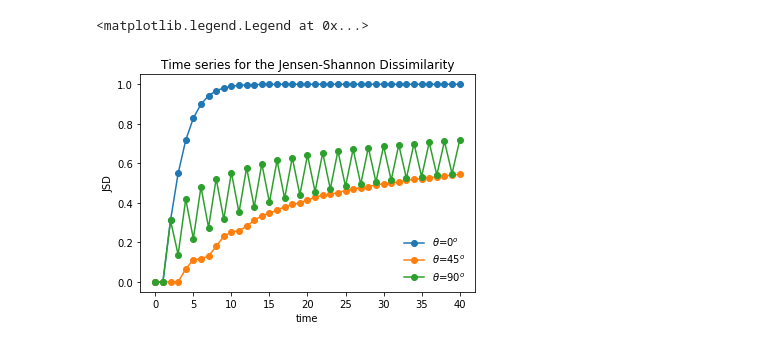
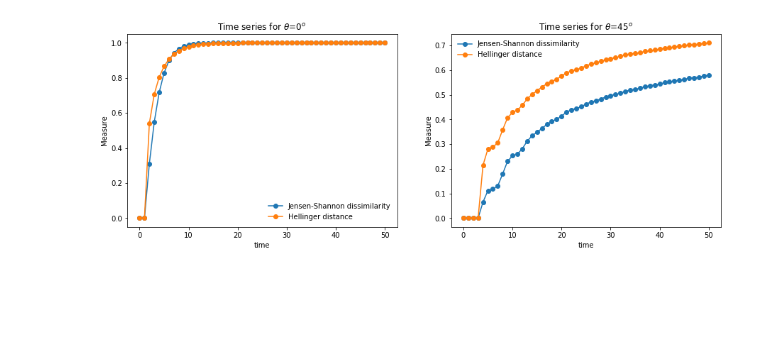
Before and after one commit to PiresMA/quantum-walk-1D, a Jupyter notebook: qw_02_jensen_shannon_dissimilarity.ipynb, the cells around one changed output. Cells and saved outputs as stored; diff of their text form; code cells hidden in the pictures; blank space fills up the shorter version.

```diff
--- a/qw_02_jensen_shannon_dissimilarity.ipynb
+++ b/qw_02_jensen_shannon_dissimilarity.ipynb
@@ -6,7 +5,7 @@ import cmath as cmt
 from matplotlib import pylab as plt
 from scipy.special import entr, xlogy  # Elementwise function for computing entropy
 # %%
-tmax  = 40
+tmax  = 50
 vtime = np.arange(0,tmax+1,1)
 
 ##   coin=0: KEMPE    coin=1: HADAMARD
@@ -36,6 +35,19 @@ def jsd(px1, px2):
     output = entr_of_mean -  mean_of_entr
 
     return output/np.log(2)
+
+def hellinger(px1, px2):
+    ## convert to np.array
+    px1, px2 = np.asarray(px1), np.asarray(px2)
+
+    ## Normalize vectors  to probabilities
+    px1, px2 = px1/px1.sum(), px2/px2.sum()
+
+    # Compute the H distance
+    difer  = np.sqrt(px1) - np.sqrt(px2)
+    sumdif = np.sum( (difer) ** 2 )
+
+    return np.sqrt(sumdif)/np.sqrt(2)
 
 # Compute the components of An|0> + Bn|1>
 def recursive_qw_dx_A_B():
@@ -65,8 +77,11 @@ xpos = np.arange(-int(sumdx)-1, int(sumdx)+2, 1) # [-L-2,...,L+2], to avoid Boun
 npos = len(xpos)
 xc   = xpos.size//2      # central position = L   #Index Start at 0 #print(" xc:",xc,xpos[xc])
 # %%
+plt.figure(figsize=(15,5))
+
 #--------------------------------   dinamics: BEGIN    -------------------------------#
-for thetDeg in [0, 45, 90]:    # Loop on the theta of the coin operator
+aux = 1
+for thetDeg in [0,45]:    # Loop on the theta of the coin operator
 
     theta = mt.radians(thetDeg)
     c11 = ( (1-coin)*(1 )  +  coin*( 1) ) * np.cos(theta)
@@ -79,40 +94,45 @@ for thetDeg in [0, 45, 90]:    # Loop on the theta of the coin operator
     vpCW  = np.zeros(len(xpos), dtype=float      ) # for the Classical Walk
 
     vpCW[xc] = 1.0
 
     vecA1[xc]  = np.cos(gamBloch/2)
     vecB1[xc]  = np.sin(gamBloch/2) * np.exp(1j*phiBloch)
 
     vpQW    = abs(vecA1)**2  +  abs(vecB1)**2
 
     listSumP   = [ np.sum(vpQW) ]
     listJSD_QC = [ jsd(vpCW,vpQW)]
+    listH_QC   = [ hellinger(vpCW,vpQW)]
     for t in np.arange(1,len(vtime),1):
 
         # Quantum walk
         dx = vdx[t]
         vecA1, vecB1 = recursive_qw_dx_A_B()
 
         # Computing coin components prob
         vpQW = abs(vecA1)**2 + abs(vecB1)**2
         listSumP.append(  np.sum(vpQW) )
 
         # Classical walk
         vpCW = recursive_CW()
 
         listJSD_QC.append( jsd(vpCW,vpQW) )
+        listH_QC.append( hellinger(vpCW,vpQW) )
 
 
     vJSD = np.asarray(listJSD_QC)
-    plt.plot(vtime,vJSD,'o-',label=r'$\theta$=%d$^o$ '%(thetDeg) )
+    vH = np.asarray(listH_QC)
 
-plt.xlabel(r'time')
-plt.ylabel(r'JSD')
-plt.title( r'Time series for the Jensen-Shannon Dissimilarity' )
-plt.legend(loc='best', frameon=False)
+    plt.subplot(1, 2, aux)  #nrows, ncols, index
+    plt.plot(vtime,vJSD,'o-',label='Jensen-Shannon dissimilarity' )
+    plt.plot(vtime,vH,'o-',label='Hellinger distance')
+    plt.title( r'Time series for $\theta$=%d$^o$ '%(thetDeg) )
+    plt.xlabel(r'time')
+    plt.ylabel(r'Measure')
+    plt.legend(loc='best', frameon=False)
+    aux = aux + 1
 # %% [output]
-<matplotlib.legend.Legend at 0x...>
-[figure, old version]
+[figure, new version]
 # %%
 # For an interesting application of the JSD in the context of QW
 # see the recent paper https://arxiv.org/abs/1907.12696
```
Also changed, not shown: parts of 1 cell of this notebook.
